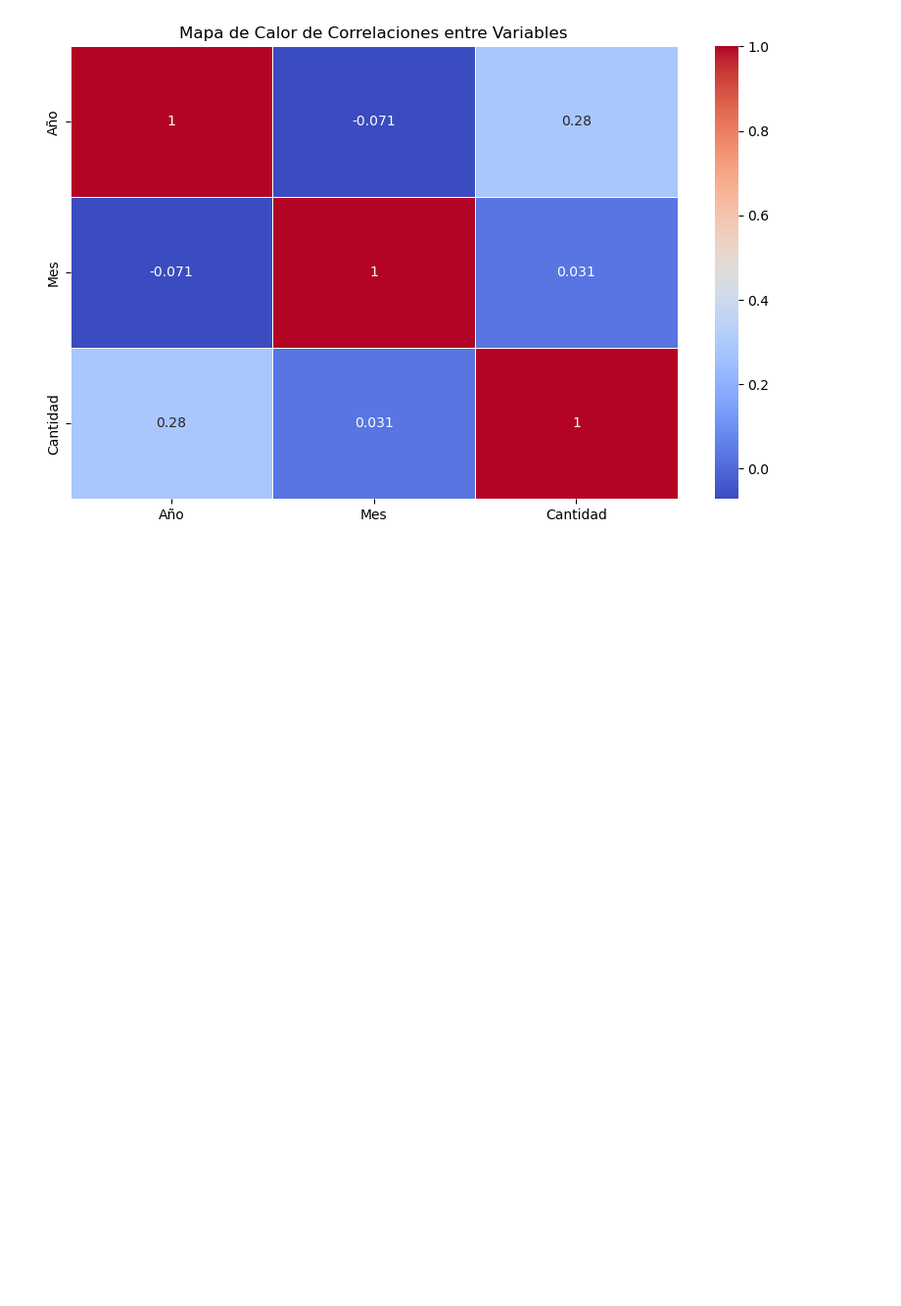
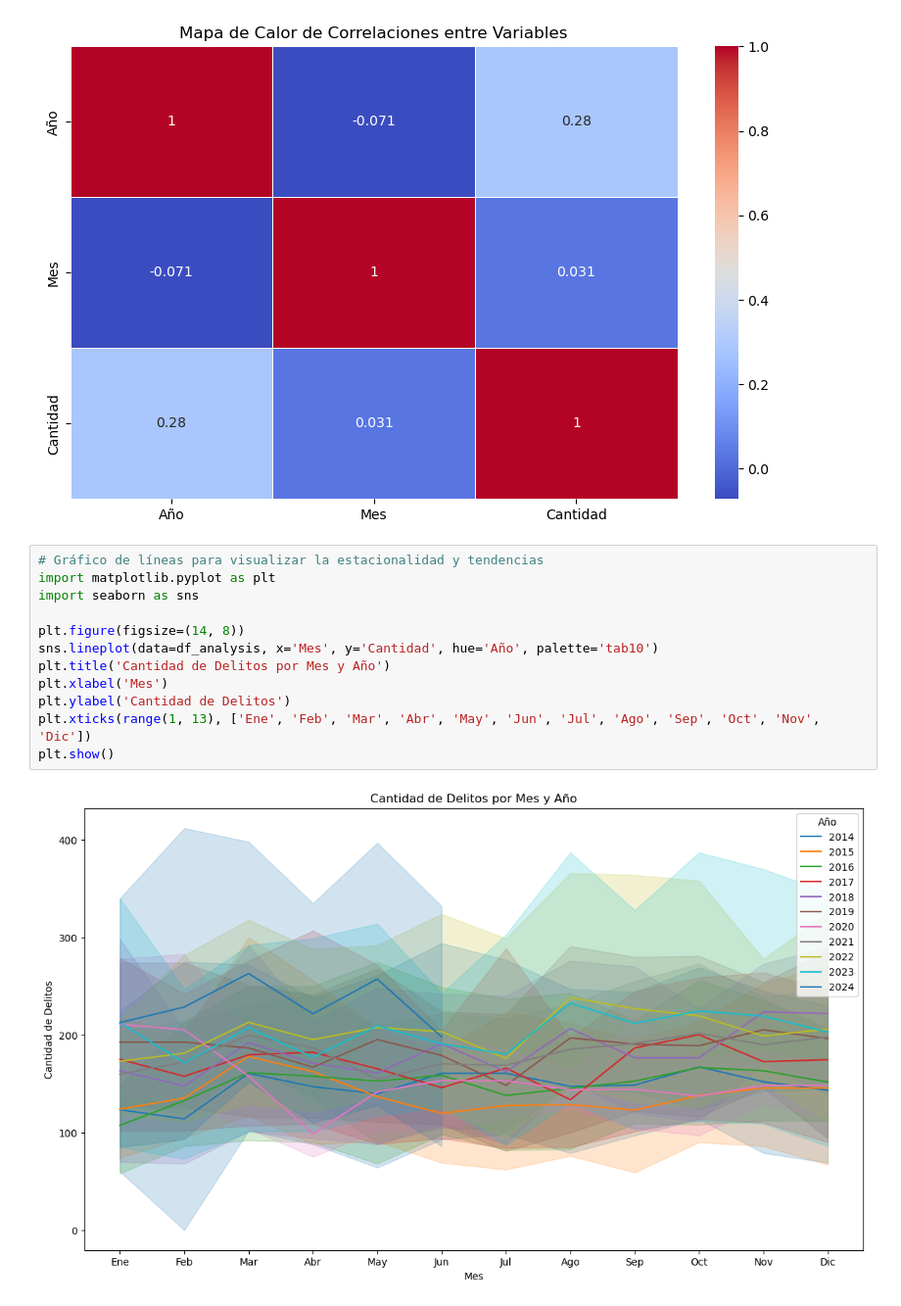
Before and after one commit to arytdf/Deteccion_de_Estacionalidad_en_Crimen, a Jupyter notebook: notebooks/2_Exploracion y visualizacion de datos.ipynb, the cells around one changed output. Shown at 98% size. Cells and saved outputs as stored; diff of their text form; blank space fills up the shorter version.

```diff
--- a/notebooks/2_Exploracion y visualizacion de datos.ipynb
+++ b/notebooks/2_Exploracion y visualizacion de datos.ipynb
@@ -180,3 +180,17 @@ Año       1.000000 -0.071415  0.280574
 Mes      -0.071415  1.000000  0.031031
 Cantidad  0.280574  0.031031  1.000000
 [figure]
+# %%
+# Gráfico de líneas para visualizar la estacionalidad y tendencias
+import matplotlib.pyplot as plt
+import seaborn as sns
+
+plt.figure(figsize=(14, 8))
+sns.lineplot(data=df_analysis, x='Mes', y='Cantidad', hue='Año', palette='tab10')
+plt.title('Cantidad de Delitos por Mes y Año')
+plt.xlabel('Mes')
+plt.ylabel('Cantidad de Delitos')
+plt.xticks(range(1, 13), ['Ene', 'Feb', 'Mar', 'Abr', 'May', 'Jun', 'Jul', 'Ago', 'Sep', 'Oct', 'Nov', 'Dic'])
+plt.show()
+# %% [output]
+[figure, added]
```
Also changed, not shown: parts of 1 cell of this notebook.
